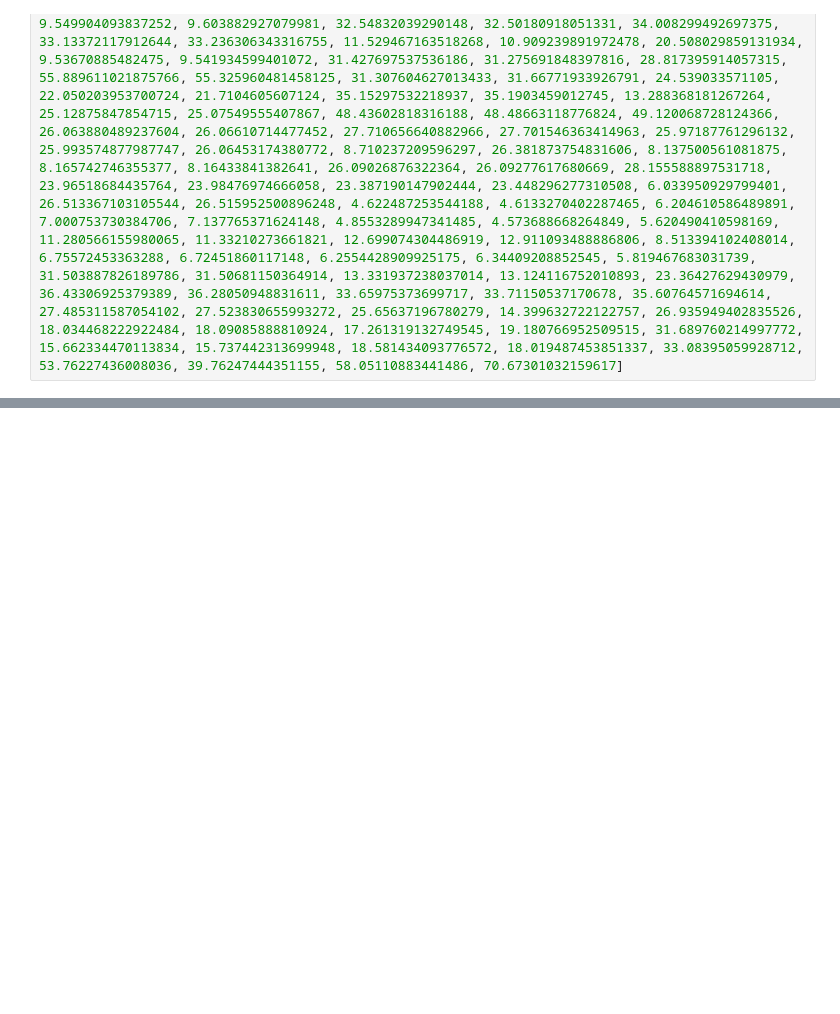
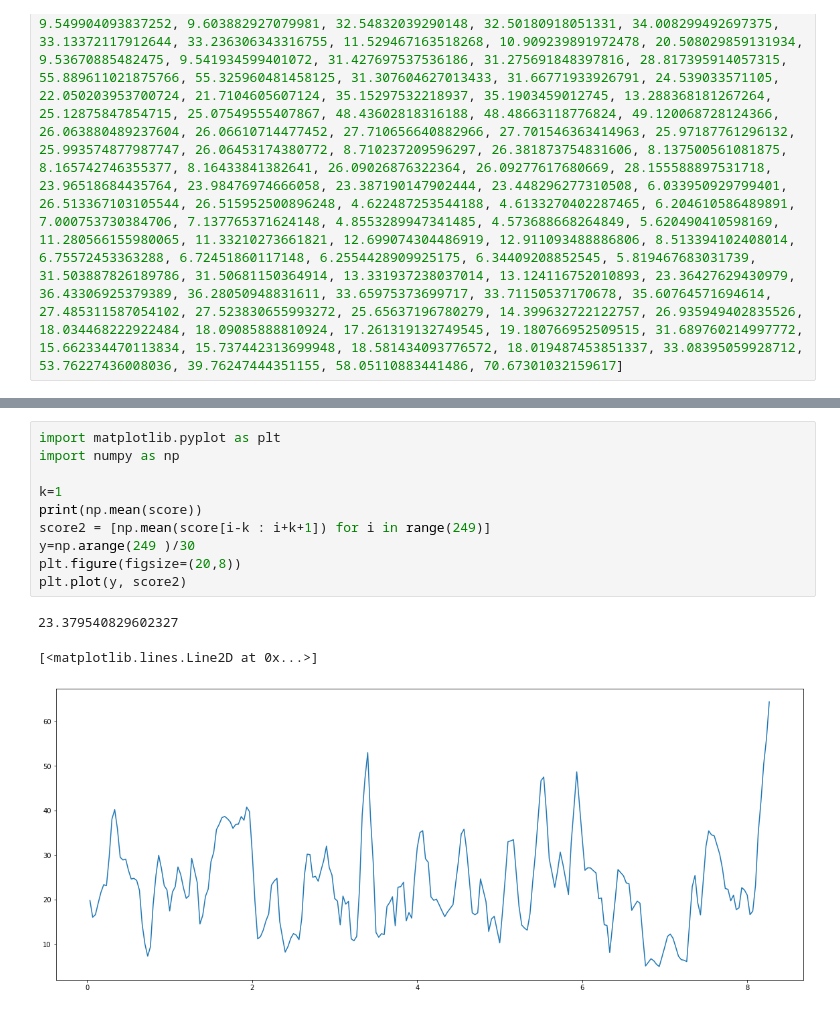
Before and after one commit to xkeeja/insync-backend, a Jupyter notebook: notebooks/trial_vincent.ipynb, the cells around one changed output, grey strips where cells are left out. Saved outputs shown, nothing was run; the diff lists cells and outputs as text; blank space fills up the shorter version.

```diff
--- a/notebooks/trial_vincent.ipynb
+++ b/notebooks/trial_vincent.ipynb
@@ -13,0 +30,14 @@ plt.plot(y, score)
+# %%
+import matplotlib.pyplot as plt
+import numpy as np
+
+k=1
+print(np.mean(score))
+score2 = [np.mean(score[i-k : i+k+1]) for i in range(249)]
+y=np.arange(249 )/30
+plt.figure(figsize=(20,8))
+plt.plot(y, score2)
+# %% [output]
+23.379540829602327
+[<matplotlib.lines.Line2D at 0x...>]
+[figure, added]
```
Also changed, not shown: parts of 3 cells of this notebook, 2 other files.
